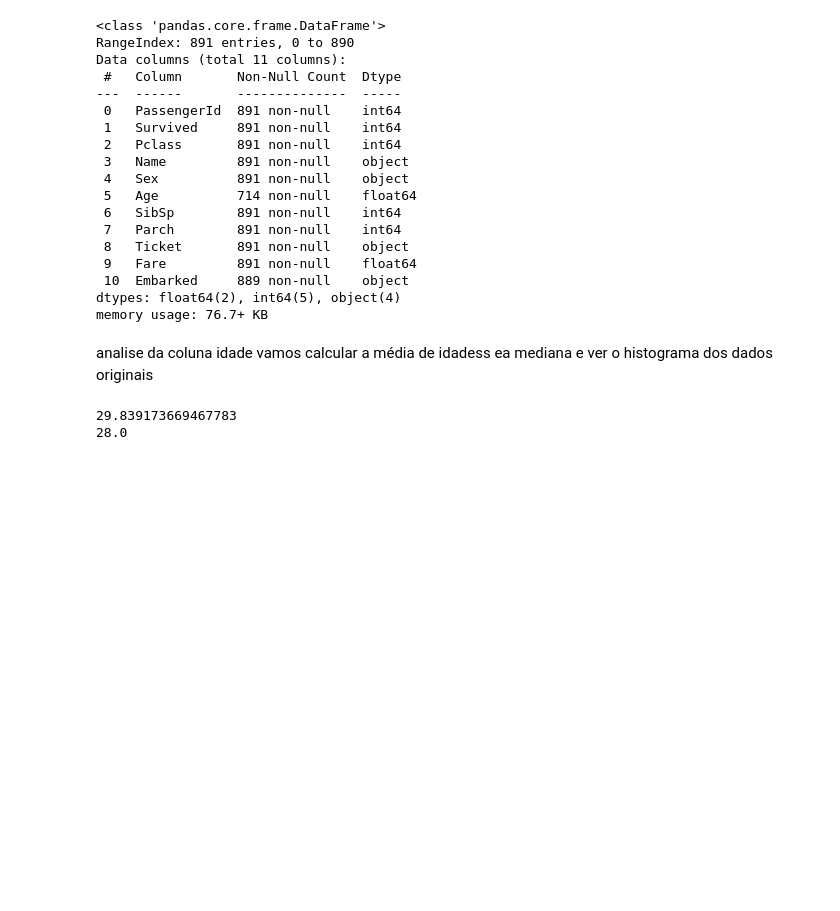
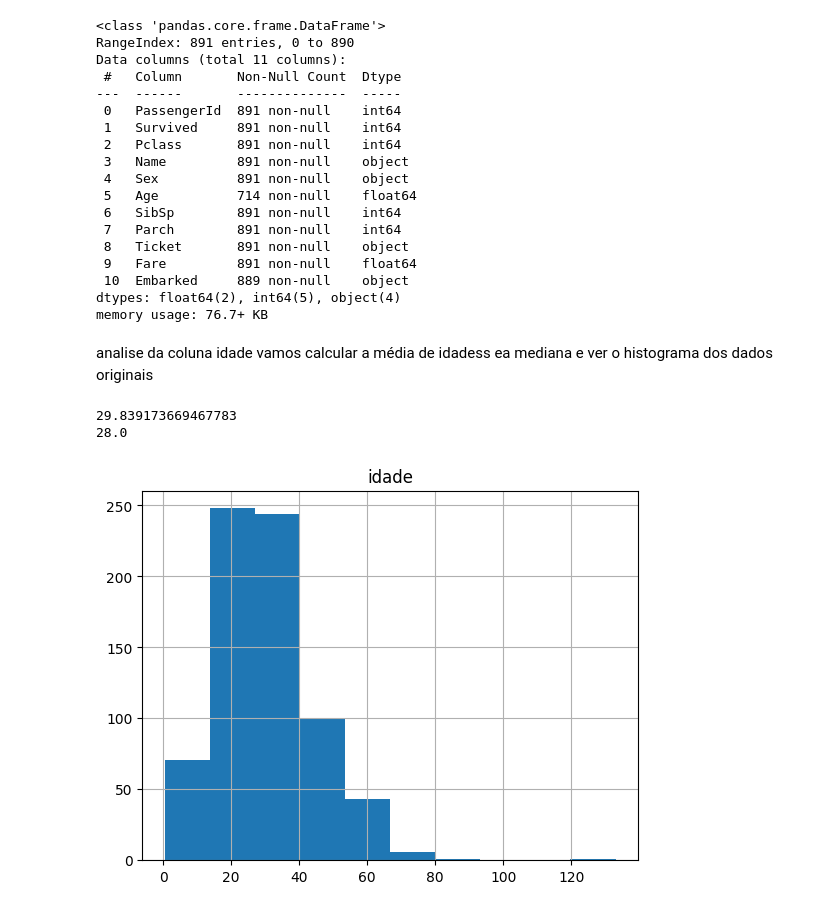
Before and after one commit to VyPython/VP_Program, a Jupyter notebook: FT14/ftq14.ipynb, the cells around one changed output. Drawn from its saved outputs; the diff is of its cells as text; code cells hidden in the pictures; blank space fills up the shorter version.

```diff
--- a/FT14/ftq14.ipynb
+++ b/FT14/ftq14.ipynb
@@ -172,9 +172,14 @@ vamos calcular a média de idadess ea mediana e ver o histograma dos dados origi
 # %%
 media_idade = df_train2['Age'].mean()
 mediana_idade = df_train2['Age'].median()
 
 print(media_idade)
 print(mediana_idade)
+
+df_train2['Age'].hist()
+plt.title('idade')
+plt.show()
 # %% [output]
 29.839173669467783
 28.0
+[figure, added]
```
Also changed, not shown: parts of 6 cells of this notebook.
